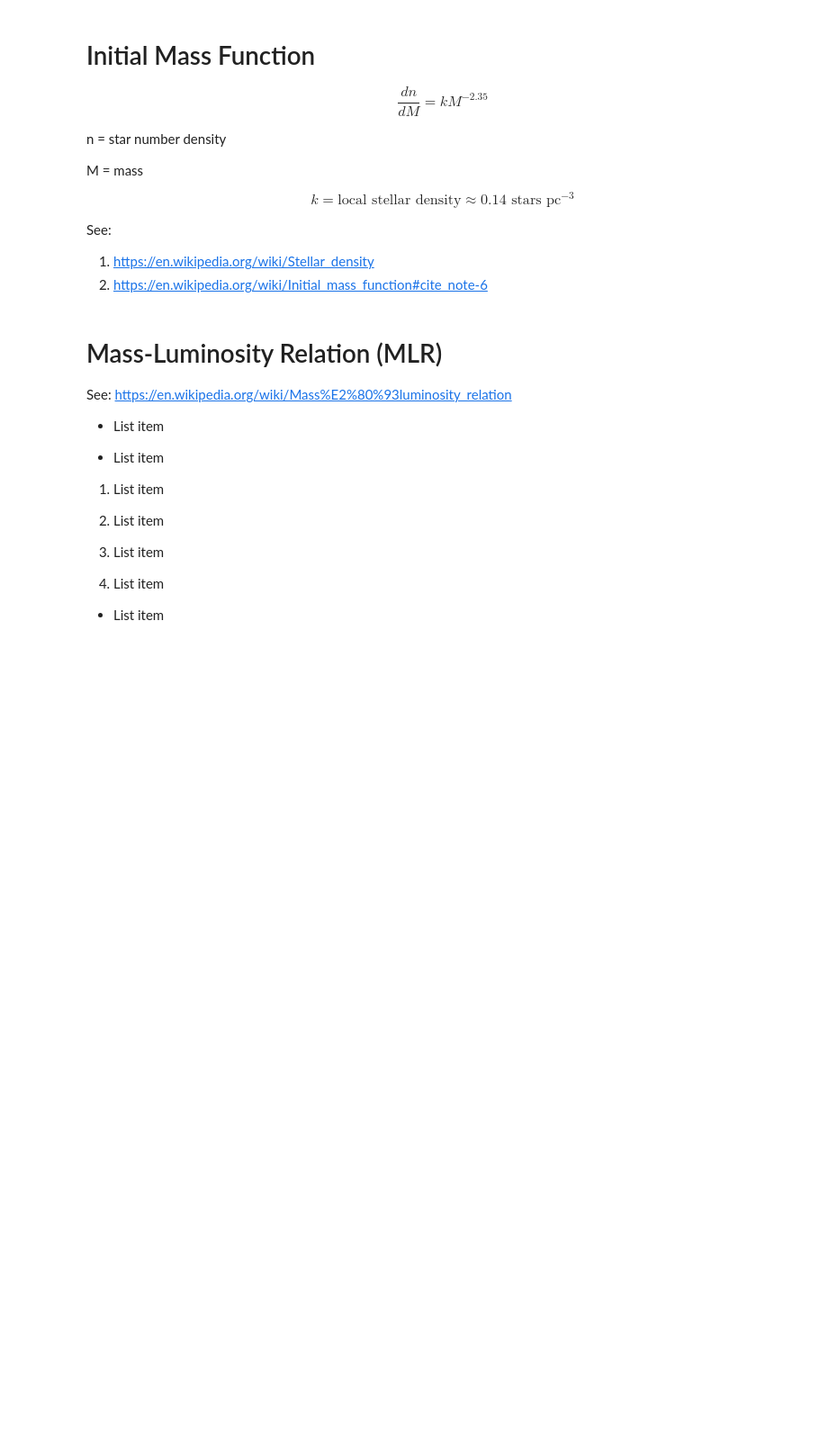
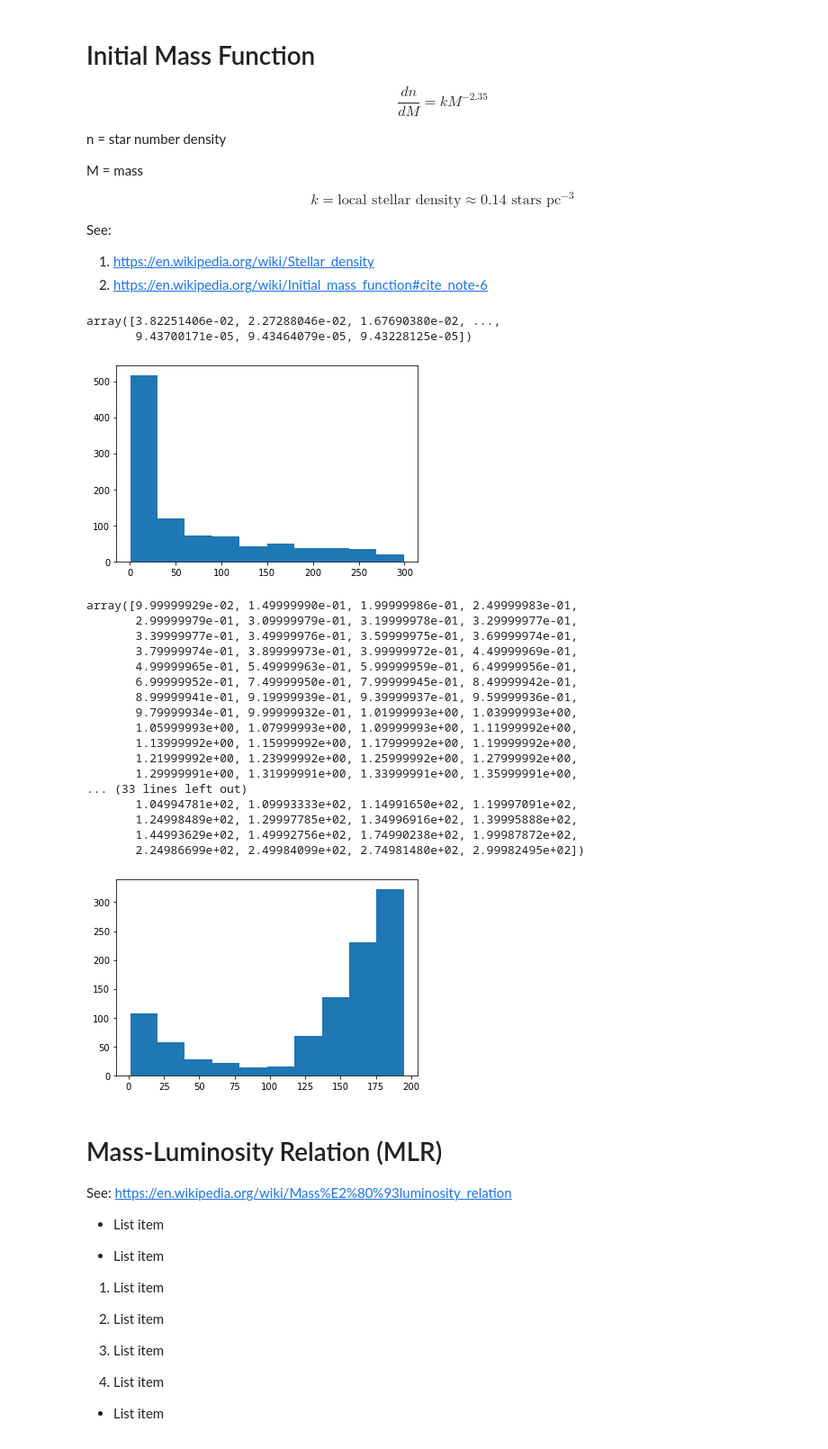
Before and after one commit to aliciaroberts/Python_final_project, a Jupyter notebook: Astro98Project.ipynb, the cells around one changed output. Shown at 90% size. Saved outputs shown, nothing was run; the diff lists cells and outputs as text; code cells hidden in the pictures; blank space fills up the shorter version.

Commit message:
Initialized Masses using prob dist; Added time and radius to visualization

```diff
--- a/Astro98Project.ipynb
+++ b/Astro98Project.ipynb
@@ -32,23 +32,57 @@ k = 0.14
 # %%
 deltam = 0.1
 starNumberDensities = []
-for m in np.arange(.01,100,0.1):
+sourceMasses = np.arange(.1,300,0.1)
+for m in sourceMasses:
    # n = k*(1/1.35)*(-(m+deltam)**-1.35+m**-1.35)
-    N = k*(m)**-2.35*(deltam)
+    N = k*(m)**-0.75*(deltam)  # SHOULD BE -2.35
     starNumberDensities.append(N)
-print(starNumberDensities)
-
-plt.plot(np.arange(.01,100,.1), starNumberDensities)
-plt.yscale('log')
-plt.xscale('log')
+# %%
+starDensitiesProb = np.array(starNumberDensities) / sum(starNumberDensities)
+starDensitiesProb
+# %% [output]
+array([3.82251406e-02, 2.27288046e-02, 1.67690380e-02, ...,
+       9.43700171e-05, 9.43464079e-05, 9.43228125e-05])
 # %%
 mass_low = 0.1
 mass_high = 300
 
-N_stars = 100
+N_stars = 1000
 
+masses = np.random.choice(sourceMasses, p=starDensitiesProb, size=N_stars)
+
+plt.hist(masses)
+plt.show()
+
+availableInitialMasses = np.array([eep.eeps["star_mass"][0] for eep in eeps])
+star_eep_idxs = [
+    np.searchsorted(availableInitialMasses, mass)
+    for mass in masses
+]
+plt.hist(star_eep_idxs)
+availableInitialMasses
 # Assume uniformly distributed masses for now
-masses = np.random.uniform(mass_low, mass_high, size=N_stars) * u.M_sun
+# masses = np.random.uniform(mass_low, mass_high, size=N_stars) * u.M_sun
+# %% [output]
+[figure, added]
+array([9.99999929e-02, 1.49999990e-01, 1.99999986e-01, 2.49999983e-01,
+       2.99999979e-01, 3.09999979e-01, 3.19999978e-01, 3.29999977e-01,
+       3.39999977e-01, 3.49999976e-01, 3.59999975e-01, 3.69999974e-01,
+       3.79999974e-01, 3.89999973e-01, 3.99999972e-01, 4.49999969e-01,
+       4.99999965e-01, 5.49999963e-01, 5.99999959e-01, 6.49999956e-01,
+       6.99999952e-01, 7.49999950e-01, 7.99999945e-01, 8.49999942e-01,
+       8.99999941e-01, 9.19999939e-01, 9.39999937e-01, 9.59999936e-01,
+       9.79999934e-01, 9.99999932e-01, 1.01999993e+00, 1.03999993e+00,
+       1.05999993e+00, 1.07999993e+00, 1.09999993e+00, 1.11999992e+00,
+       1.13999992e+00, 1.15999992e+00, 1.17999992e+00, 1.19999992e+00,
+       1.21999992e+00, 1.23999992e+00, 1.25999992e+00, 1.27999992e+00,
+       1.29999991e+00, 1.31999991e+00, 1.33999991e+00, 1.35999991e+00,
+... (33 lines left out)
+       1.04994781e+02, 1.09993333e+02, 1.14991650e+02, 1.19997091e+02,
+       1.24998489e+02, 1.29997785e+02, 1.34996916e+02, 1.39995888e+02,
+       1.44993629e+02, 1.49992756e+02, 1.74990238e+02, 1.99987872e+02,
+       2.24986699e+02, 2.49984099e+02, 2.74981480e+02, 2.99982495e+02])
+[figure, added]
 # %% [markdown]
 # Mass-Luminosity Relation (MLR)
 See: https://en.wikipedia.org/wiki/Mass%E2%80%93luminosity_relation
```
Also changed, not shown: parts of 10 cells of this notebook.
